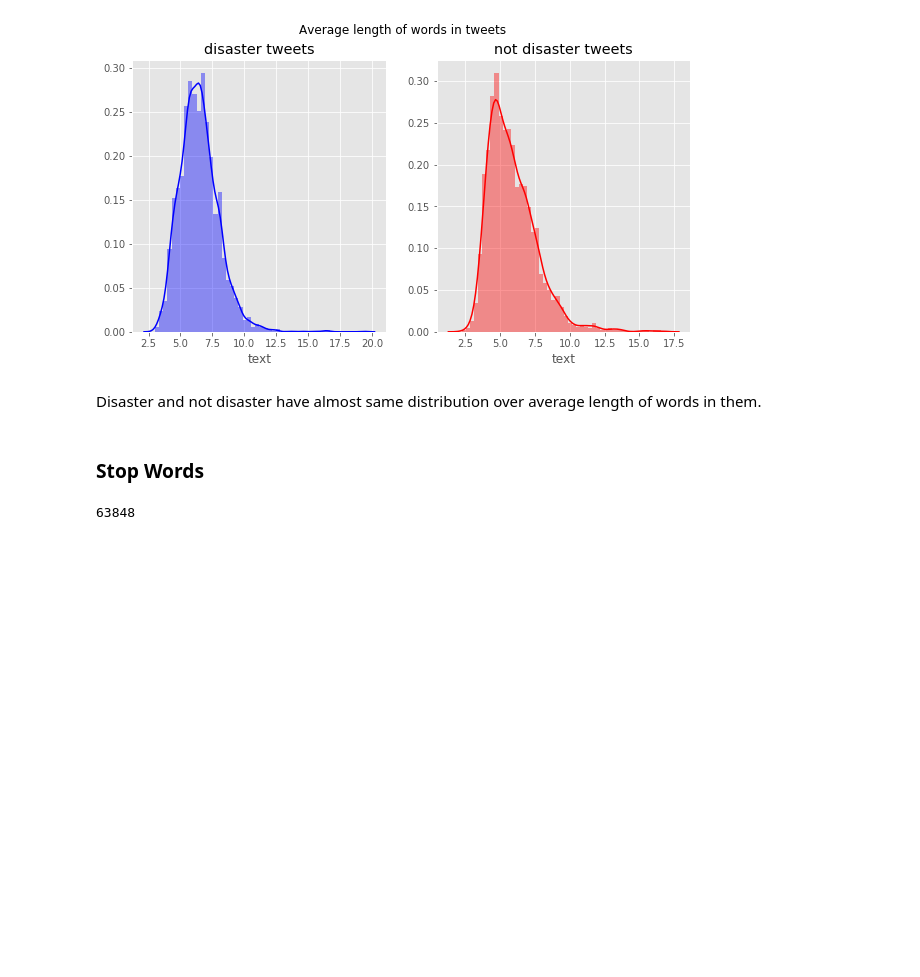
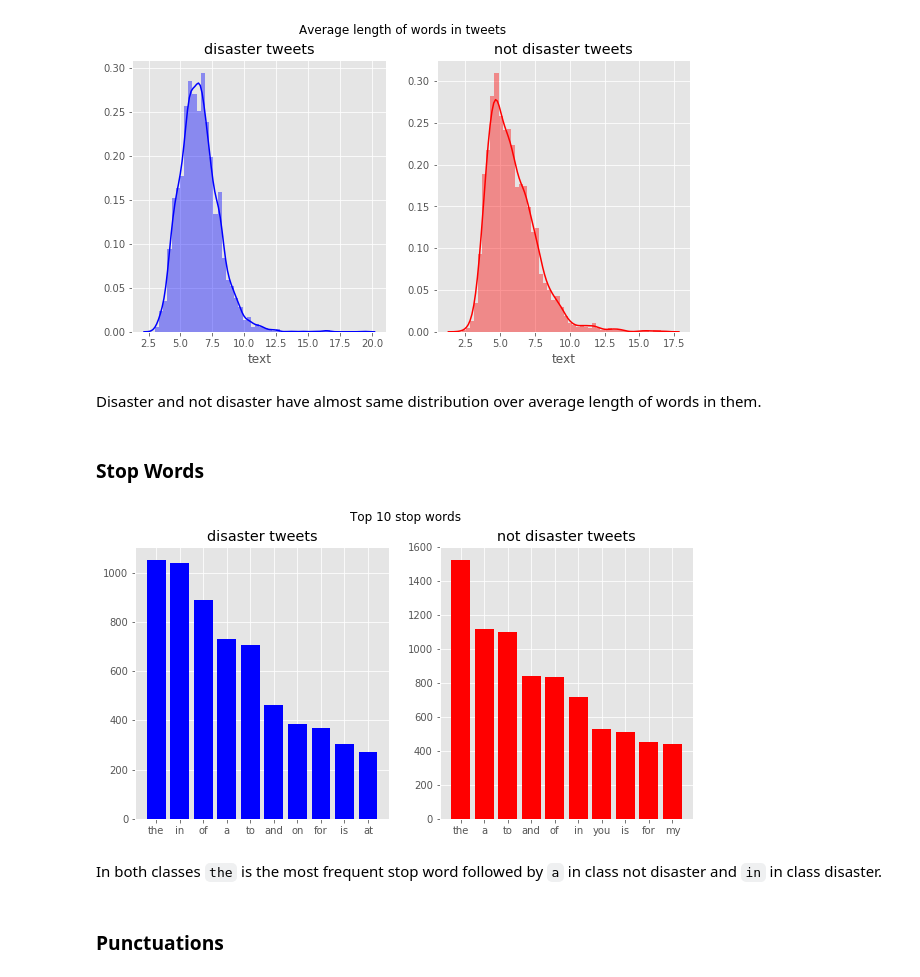
Before and after one commit to patternproject/NLP-Tweets-Disaster, a Jupyter notebook: eda/EDA_reza.ipynb, the cells around one changed output. Saved outputs shown, nothing was run; the diff lists cells and outputs as text; code cells hidden in the pictures; blank space fills up the shorter version.

```diff
--- a/eda/EDA_reza.ipynb
+++ b/eda/EDA_reza.ipynb
@@ -126,7 +133,7 @@ Disaster and not disaster have almost same distribution over average length of w
 # funcion to make corpus
 def make_corpus(df, target):
     corpus = []
-    for x in df.loc[df['target']==target]['text'].str.split():
+    for x in df.loc[df['target']==target]['text'].str.split():x2
         for i in x:
             corpus.append(i)
     return corpus
@@ -138,4 +142,43 @@ not_disaster_corpus = make_corpus(train, target=0)
-# %%
-len(corpus)
-# %% [output]
-63848
+# %%
+# make a corpus of not disaster tweets
+not_disaster_corpus = make_corpus(train, target=0) # stop words for not disaster tweets
+dic = defaultdict(int)
+
+for word in not_disaster_corpus:
+    if word in stop_words:
+        dic[word] += 1
+
+# top 10 stop words in not disaster tweets
+not_disaster_top_stop_words = sorted(dic.items(), key=lambda x: x[1], reverse=True)[:10]
+
+# make a corpus of disaster tweets
+disaster_corpus = make_corpus(train, target=1) # stop words for disaster tweets
+dic = defaultdict(int)
+
+for word in disaster_corpus:
+    if word in stop_words:
+        dic[word] += 1
+
+# top 10 stop words in disaster tweets
+disaster_top_stop_words = sorted(dic.items(), key=lambda x: x[1], reverse=True)[:10]
+# %%
+x1, y1 = zip(*disaster_top_stop_words)
+x2, y2 = zip(*not_disaster_top_stop_words)
+
+fig, (ax1, ax2) = plt.subplots(1, 2, figsize=(10, 5))
+
+ax1.bar(x1, y1, color='blue')
+ax1.set_title('disaster tweets')
+
+ax2.bar(x2, y2, color='red')
+ax2.set_title('not disaster tweets')
+
+fig.suptitle('Top 10 stop words')
+
+plt.show()
+# %% [output]
+[figure, added]
+# %% [markdown]
+In both classes `the` is the most frequent stop word followed by `a` in class not disaster and `in` in class disaster.
+# %% [markdown]
+### Punctuations
```
Also changed, not shown: parts of 8 cells of this notebook.
